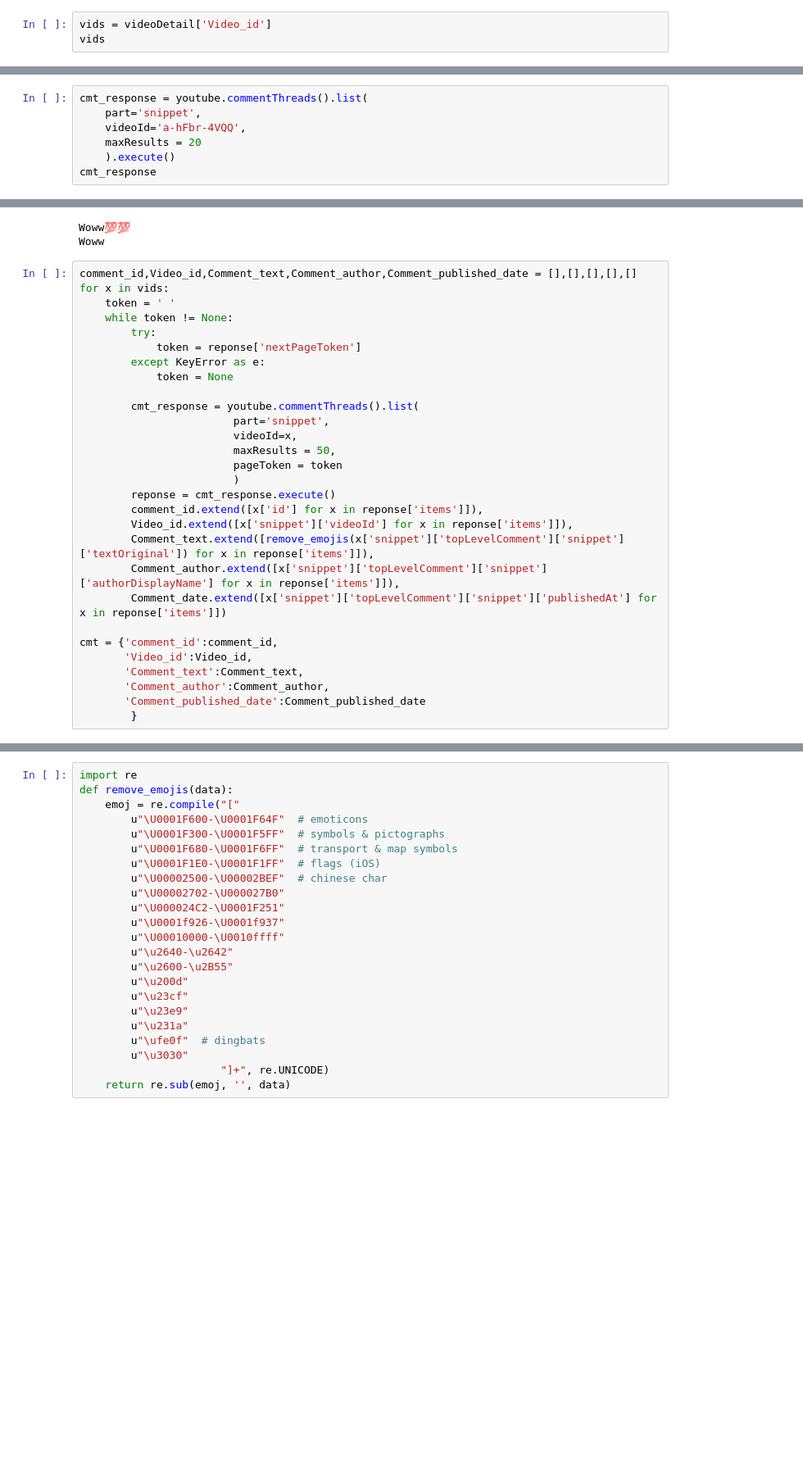
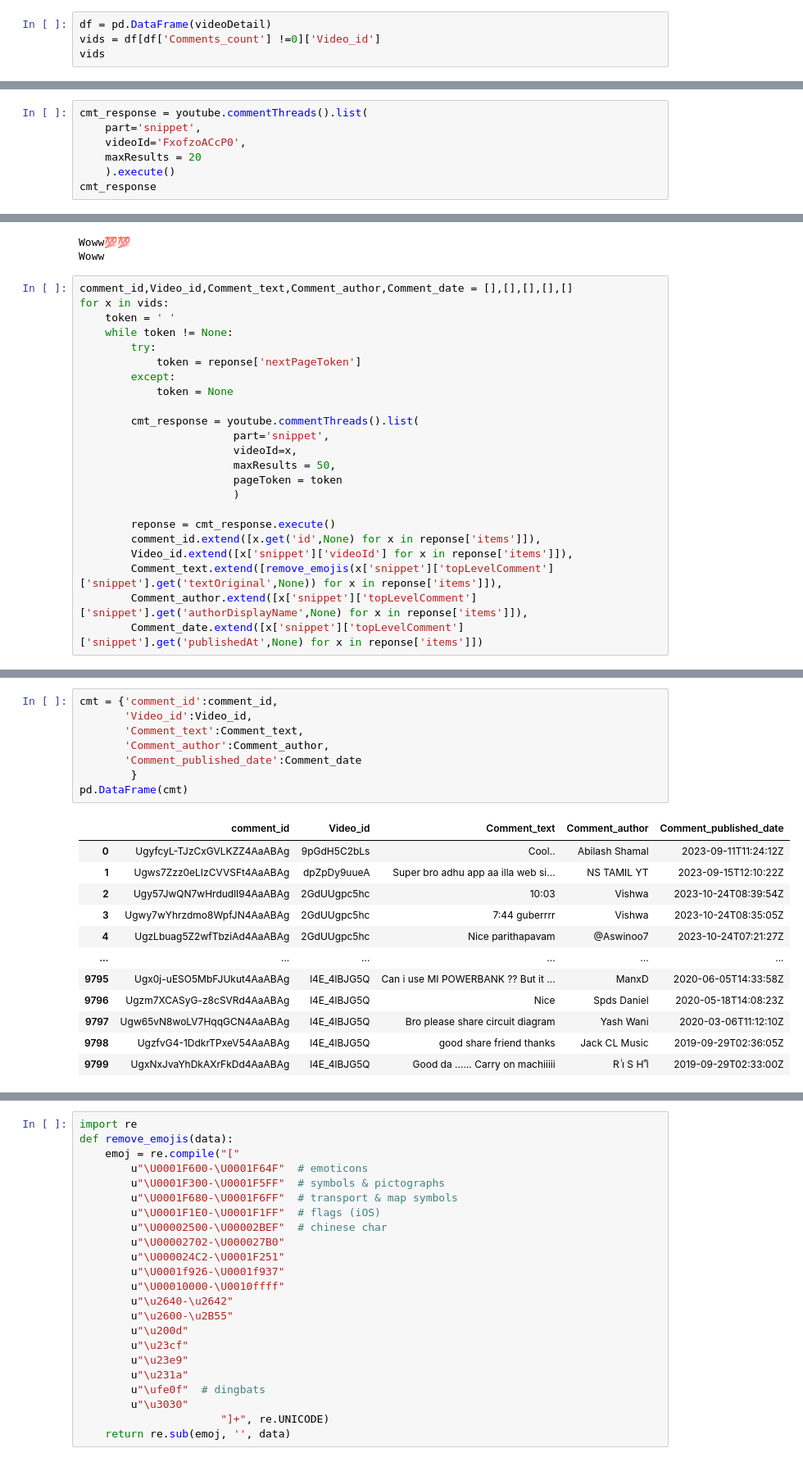
Before and after one commit to Mariappanbcompa/Youtube_Data_Harvesting, a Jupyter notebook: Untitled.ipynb, the cells around one changed output, grey strips where cells are left out. Shown at 82% size. Cells and saved outputs as stored; diff of their text form; blank space fills up the shorter version.

```diff
--- a/Untitled.ipynb
+++ b/Untitled.ipynb
@@ -327,4 +229,5 @@ filtered_df
 # %%
-vids = videoDetail['Video_id']
+df = pd.DataFrame(videoDetail)
+vids = df[df['Comments_count'] !=0]['Video_id']
 vids
 # %% [output]
@@ -348,7 +246,7 @@ vids
 # %%
 cmt_response = youtube.commentThreads().list(
     part='snippet',
-    videoId='a-hFbr-4VQQ',
+    videoId='FxofzoACcP0',
     maxResults = 20
     ).execute()
 cmt_response
@@ -438,13 +304,13 @@ print(emoji_pattern.sub(r'', text))
 Woww💯💯
 Woww
 # %%
-comment_id,Video_id,Comment_text,Comment_author,Comment_published_date = [],[],[],[],[]
+comment_id,Video_id,Comment_text,Comment_author,Comment_date = [],[],[],[],[]
 for x in vids:
     token = ' '
     while token != None:
         try:
             token = reponse['nextPageToken']
-        except KeyError as e:
+        except:
             token = None
 
         cmt_response = youtube.commentThreads().list(
@@ -453,16 +319,10 @@ for x in vids:
                         maxResults = 50,
                         pageToken = token
                         )
+
         reponse = cmt_response.execute()
-        comment_id.extend([x['id'] for x in reponse['items']]),
+        comment_id.extend([x.get('id',None) for x in reponse['items']]),
         Video_id.extend([x['snippet']['videoId'] for x in reponse['items']]),
-        Comment_text.extend([remove_emojis(x['snippet']['topLevelComment']['snippet']['textOriginal']) for x in reponse['items']]),
-        Comment_author.extend([x['snippet']['topLevelComment']['snippet']['authorDisplayName'] for x in reponse['items']]),
-        Comment_date.extend([x['snippet']['topLevelComment']['snippet']['publishedAt'] for x in reponse['items']])
-
-cmt = {'comment_id':comment_id,
-       'Video_id':Video_id,
-       'Comment_text':Comment_text,
-       'Comment_author':Comment_author,
-       'Comment_published_date':Comment_published_date
-        }
+        Comment_text.extend([remove_emojis(x['snippet']['topLevelComment']['snippet'].get('textOriginal',None)) for x in reponse['items']]),
+        Comment_author.extend([x['snippet']['topLevelComment']['snippet'].get('authorDisplayName',None) for x in reponse['items']]),
+        Comment_date.extend([x['snippet']['topLevelComment']['snippet'].get('publishedAt',None) for x in reponse['items']])
@@ -468,0 +331,21 @@ cmt = {'comment_id':comment_id,
+# %%
+cmt = {'comment_id':comment_id,
+       'Video_id':Video_id,
+       'Comment_text':Comment_text,
+       'Comment_author':Comment_author,
+       'Comment_published_date':Comment_date
+        }
+pd.DataFrame(cmt)
+# %% [output]
+|  | comment_id | Video_id | Comment_text | Comment_author | Comment_published_date |
+| 0 | UgyfcyL-TJzCxGVLKZZ4AaABAg | 9pGdH5C2bLs | Cool.. | Abilash Shamal | 2023-09-11T11:24:12Z |
+| 1 | Ugws7Zzz0eLIzCVVSFt4AaABAg | dpZpDy9uueA | Super bro adhu app aa illa web si... | NS TAMIL YT | 2023-09-15T12:10:22Z |
+| 2 | Ugy57JwQN7wHrdudlI94AaABAg | 2GdUUgpc5hc | 10:03 | Vishwa | 2023-10-24T08:39:54Z |
+| 3 | Ugwy7wYhrzdmo8WpfJN4AaABAg | 2GdUUgpc5hc | 7:44 guberrrr | Vishwa | 2023-10-24T08:35:05Z |
+| 4 | UgzLbuag5Z2wfTbziAd4AaABAg | 2GdUUgpc5hc | Nice parithapavam | @Aswinoo7 | 2023-10-24T07:21:27Z |
+| ... | ... | ... | ... | ... | ... |
+| 9795 | Ugx0j-uESO5MbFJUkut4AaABAg | l4E_4lBJG5Q | Can i use MI POWERBANK ?? But it ... | ManxD | 2020-06-05T14:33:58Z |
+| 9796 | Ugzm7XCASyG-z8cSVRd4AaABAg | l4E_4lBJG5Q | Nice | Spds Daniel | 2020-05-18T14:08:23Z |
+| 9797 | Ugw65vN8woLV7HqqGCN4AaABAg | l4E_4lBJG5Q | Bro please share circuit diagram | Yash Wani | 2020-03-06T11:12:10Z |
+| 9798 | UgzfvG4-1DdkrTPxeV54AaABAg | l4E_4lBJG5Q | good share friend thanks | Jack CL Music | 2019-09-29T02:36:05Z |
+| 9799 | UgxNxJvaYhDkAXrFkDd4AaABAg | l4E_4lBJG5Q | Good da ...... Carry on machiiiii | R iͥ S H iͫ | 2019-09-29T02:33:00Z |
```
Also changed, not shown: parts of 29 cells of this notebook, 2 other files.
